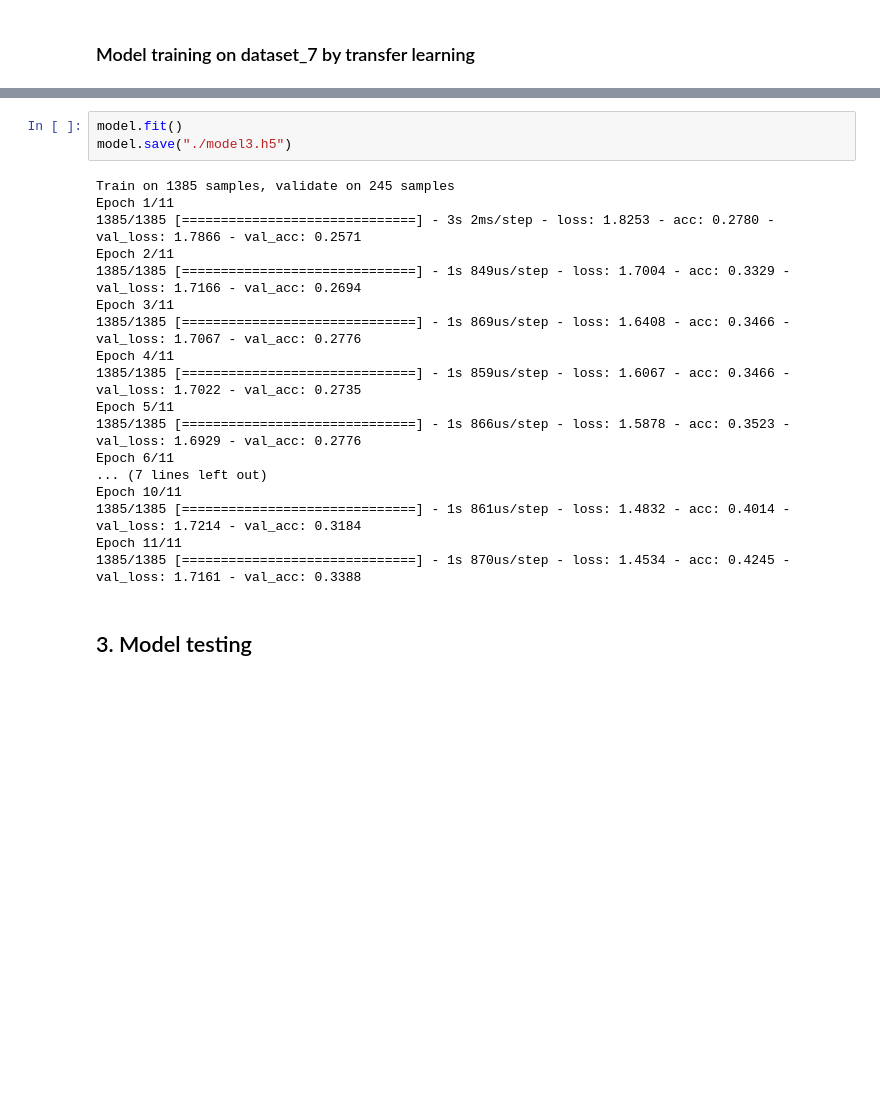
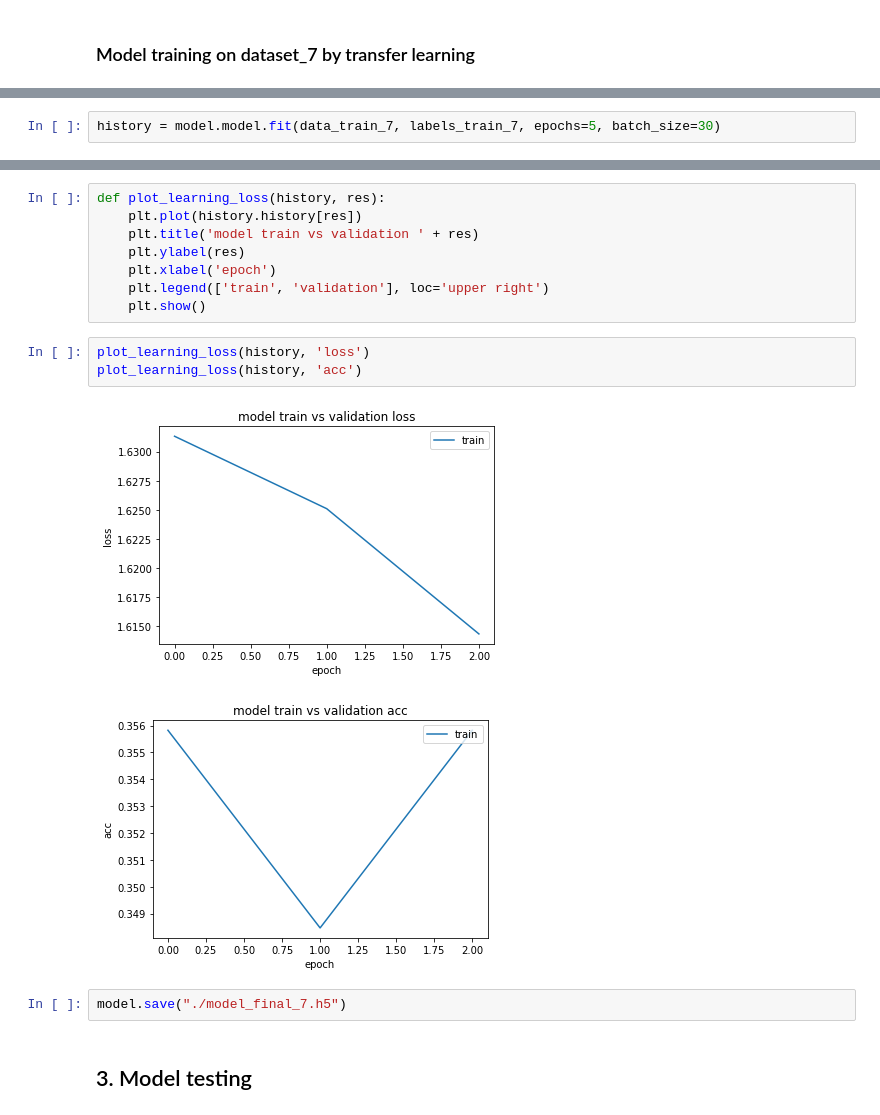
Before and after one commit to Bensabat/Tweets-Sentiment-Analysis, a Jupyter notebook: src/train.ipynb, the cells around one changed output, grey strips where cells are left out. Saved outputs shown, nothing was run; the diff lists cells and outputs as text; blank space fills up the shorter version.

```diff
--- a/src/train.ipynb
+++ b/src/train.ipynb
@@ -611,0 +634,2 @@ _________________________________________________________________
+# %%
+history = model.model.fit(data_train_7, labels_train_7, epochs=5, batch_size=30)
@@ -612,24 +643,19 @@ _________________________________________________________________
+# %%
+def plot_learning_loss(history, res):
+    plt.plot(history.history[res])
+    plt.title('model train vs validation ' + res)
+    plt.ylabel(res)
+    plt.xlabel('epoch')
+    plt.legend(['train', 'validation'], loc='upper right')
+    plt.show()
+# %%
+plot_learning_loss(history, 'loss')
+plot_learning_loss(history, 'acc')
+# %% [output]
+[figure, added]
+[figure, added]
 # %%
-model.fit()
-model.save("./model3.h5")
+model.save("./model_final_7.h5")
-# %% [output]
-Train on 1385 samples, validate on 245 samples
-Epoch 1/11
-1385/1385 [==============================] - 3s 2ms/step - loss: 1.8253 - acc: 0.2780 - val_loss: 1.7866 - val_acc: 0.2571
-Epoch 2/11
-1385/1385 [==============================] - 1s 849us/step - loss: 1.7004 - acc: 0.3329 - val_loss: 1.7166 - val_acc: 0.2694
-Epoch 3/11
-1385/1385 [==============================] - 1s 869us/step - loss: 1.6408 - acc: 0.3466 - val_loss: 1.7067 - val_acc: 0.2776
-Epoch 4/11
-1385/1385 [==============================] - 1s 859us/step - loss: 1.6067 - acc: 0.3466 - val_loss: 1.7022 - val_acc: 0.2735
-Epoch 5/11
-1385/1385 [==============================] - 1s 866us/step - loss: 1.5878 - acc: 0.3523 - val_loss: 1.6929 - val_acc: 0.2776
-Epoch 6/11
-... (7 lines left out)
-Epoch 10/11
-1385/1385 [==============================] - 1s 861us/step - loss: 1.4832 - acc: 0.4014 - val_loss: 1.7214 - val_acc: 0.3184
-Epoch 11/11
-1385/1385 [==============================] - 1s 870us/step - loss: 1.4534 - acc: 0.4245 - val_loss: 1.7161 - val_acc: 0.3388
 # %% [markdown]
 ## 3. Model testing
 # %%
```
Also changed, not shown: parts of 16 cells of this notebook.
